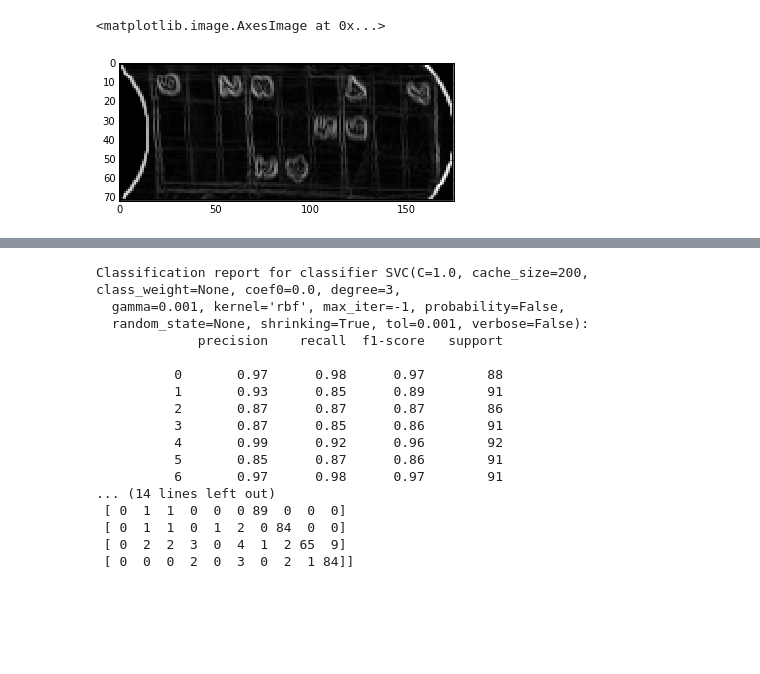
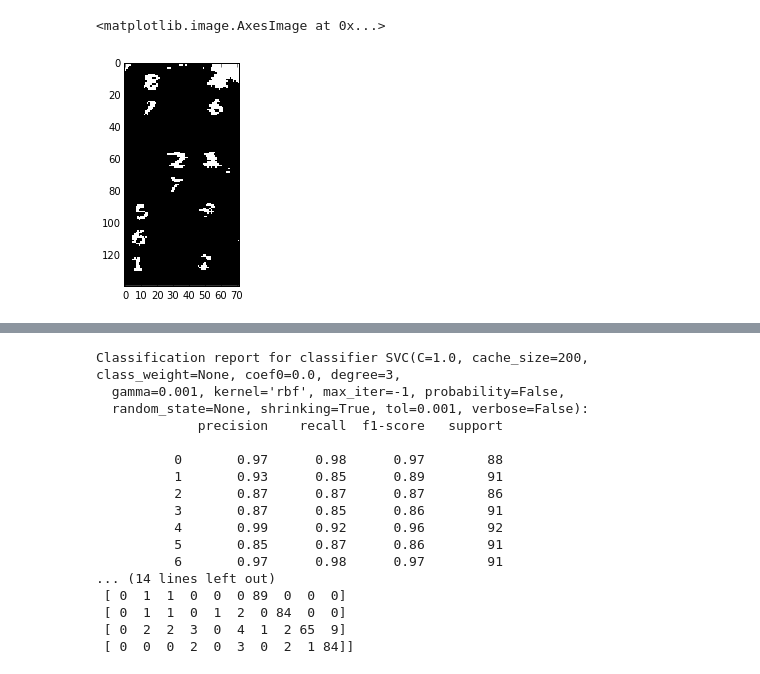
Before and after one commit to dan-ionut-fechete/ev3, a Jupyter notebook: notebooks/the-matrix.ipynb, the cells around one changed output, grey strips where cells are left out. Cells and saved outputs as stored; diff of their text form; code cells hidden in the pictures; blank space fills up the shorter version.

```diff
--- a/notebooks/the-matrix.ipynb
+++ b/notebooks/the-matrix.ipynb
@@ -144,10 +243,10 @@ plt.imshow(np.rot90(s), cmap=plt.cm.gray, interpolation='none')
-# %%
-from skimage import data, io
-from skimage.transform import resize
-import skimage as si
-import skimage.filter as skf
-import skimage.restoration as skr
-plt.imshow(skf.sobel(arr_right.astype(np.float64)), cmap=plt.cm.gray, interpolation='none')
-# %% [output]
-<matplotlib.image.AxesImage at 0x...>
-[figure, removed]
+# %%
+#plt.imshow(right.edges(), cmap=plt.cm.gray, interpolation='none')
+im = center.img
+#im = skimage.filter.sobel(im.astype(np.float64))
+thresh = skimage.filter.threshold_otsu(im.astype(np.float64))
+plt.imshow(im < thresh * 0.6, cmap=plt.cm.gray, interpolation='none')
+# plt.imshow(im, cmap=plt.cm.gray, interpolation='none')
+# %% [output]
+<matplotlib.image.AxesImage at 0x...>
+[figure, added]
```
Also changed, not shown: parts of 13 cells of this notebook, 1 other file.
